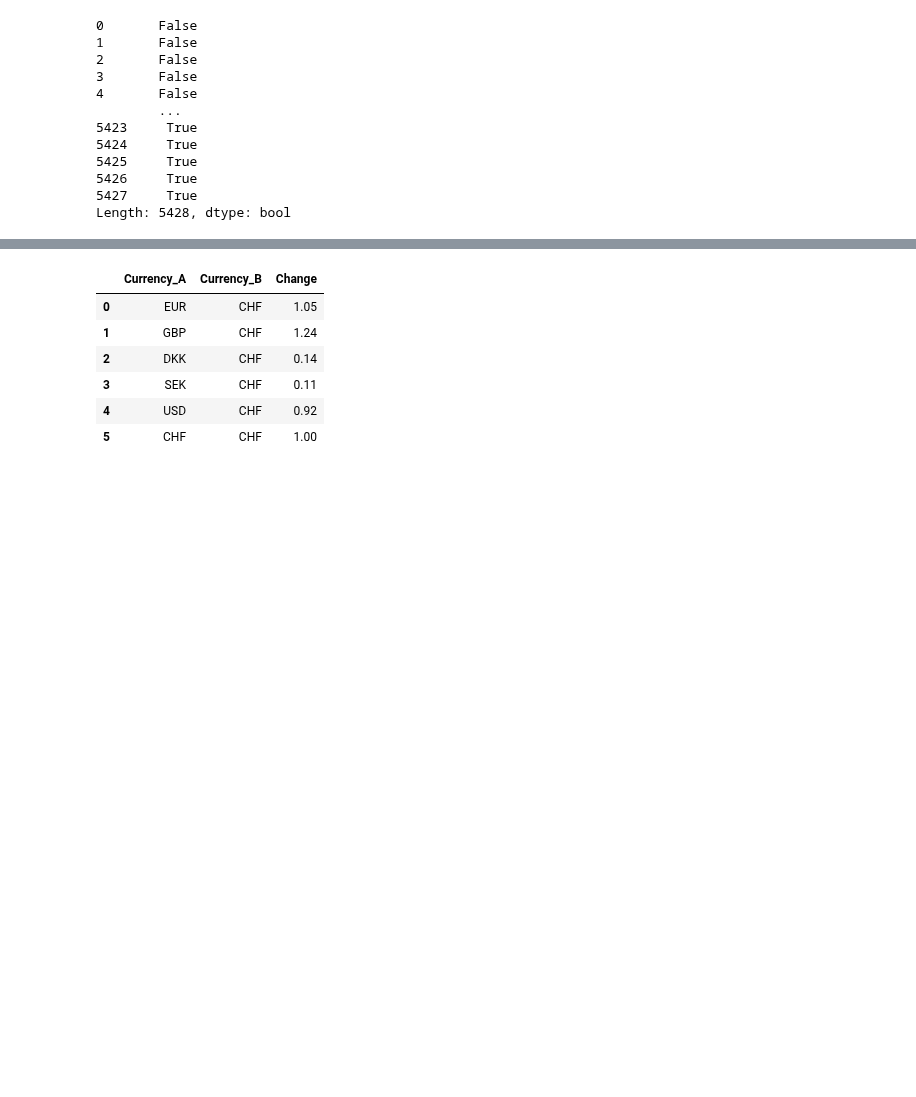
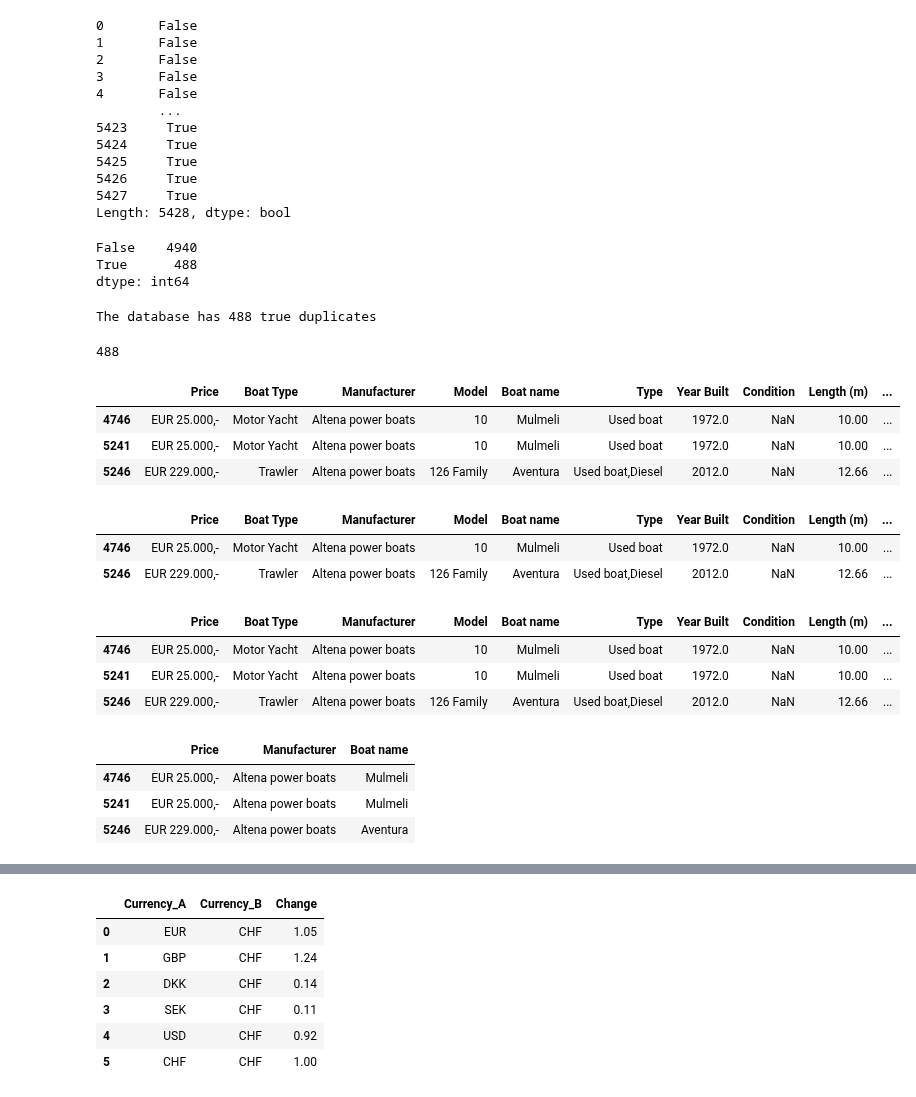
Before and after one commit to kristy25/AcademyPublic, a Jupyter notebook: Untitled1.ipynb, the cells around one changed output, grey strips where cells are left out. Cells and saved outputs as stored; diff of their text form; code cells hidden in the pictures; blank space fills up the shorter version.

```diff
--- a/Untitled1.ipynb
+++ b/Untitled1.ipynb
@@ -810,3 +810,44 @@ train_val.duplicated(keep=False)
 5426     True
 5427     True
 Length: 5428, dtype: bool
+# %%
+train_val.duplicated(keep=False).value_counts()
+# %% [output]
+False    4940
+True      488
+dtype: int64
+# %%
+print(f'The database has {train_val[train_val.duplicated(keep=False)].shape[0]} true duplicates')
+# %% [output]
+The database has 488 true duplicates
+# %%
+train_val[train_val.duplicated(keep=False)].shape[0]
+# %% [output]
+488
+# %%
+train_val[train_val.duplicated(keep=False)].sort_values(by='Model')[:3] # [start:end:step]
+# %% [output]
+|  | Price | Boat Type | Manufacturer | Model | Boat name | Type | Year Built | Condition | Length (m) | ... |
+| 4746 | EUR 25.000,- | Motor Yacht | Altena power boats | 10 | Mulmeli | Used boat | 1972.0 | NaN | 10.00 | ... |
+| 5241 | EUR 25.000,- | Motor Yacht | Altena power boats | 10 | Mulmeli | Used boat | 1972.0 | NaN | 10.00 | ... |
+| 5246 | EUR 229.000,- | Trawler | Altena power boats | 126 Family | Aventura | Used boat,Diesel | 2012.0 | NaN | 12.66 | ... |
+# %%
+train_val[train_val.duplicated(keep=False)].sort_values(by='Model')[:3:2]
+# %% [output]
+|  | Price | Boat Type | Manufacturer | Model | Boat name | Type | Year Built | Condition | Length (m) | ... |
+| 4746 | EUR 25.000,- | Motor Yacht | Altena power boats | 10 | Mulmeli | Used boat | 1972.0 | NaN | 10.00 | ... |
+| 5246 | EUR 229.000,- | Trawler | Altena power boats | 126 Family | Aventura | Used boat,Diesel | 2012.0 | NaN | 12.66 | ... |
+# %%
+train_val[train_val.duplicated(keep=False)].sort_values(by='Model')[:3] # have to use iloc/loc to select column
+# %% [output]
+|  | Price | Boat Type | Manufacturer | Model | Boat name | Type | Year Built | Condition | Length (m) | ... |
+| 4746 | EUR 25.000,- | Motor Yacht | Altena power boats | 10 | Mulmeli | Used boat | 1972.0 | NaN | 10.00 | ... |
+| 5241 | EUR 25.000,- | Motor Yacht | Altena power boats | 10 | Mulmeli | Used boat | 1972.0 | NaN | 10.00 | ... |
+| 5246 | EUR 229.000,- | Trawler | Altena power boats | 126 Family | Aventura | Used boat,Diesel | 2012.0 | NaN | 12.66 | ... |
+# %%
+train_val[train_val.duplicated(keep=False)].sort_values(by='Model').iloc[:3,[0,2,4]]
+# %% [output]
+|  | Price | Manufacturer | Boat name |
+| 4746 | EUR 25.000,- | Altena power boats | Mulmeli |
+| 5241 | EUR 25.000,- | Altena power boats | Mulmeli |
+| 5246 | EUR 229.000,- | Altena power boats | Aventura |
```
Also changed, not shown: parts of 10 cells of this notebook.
